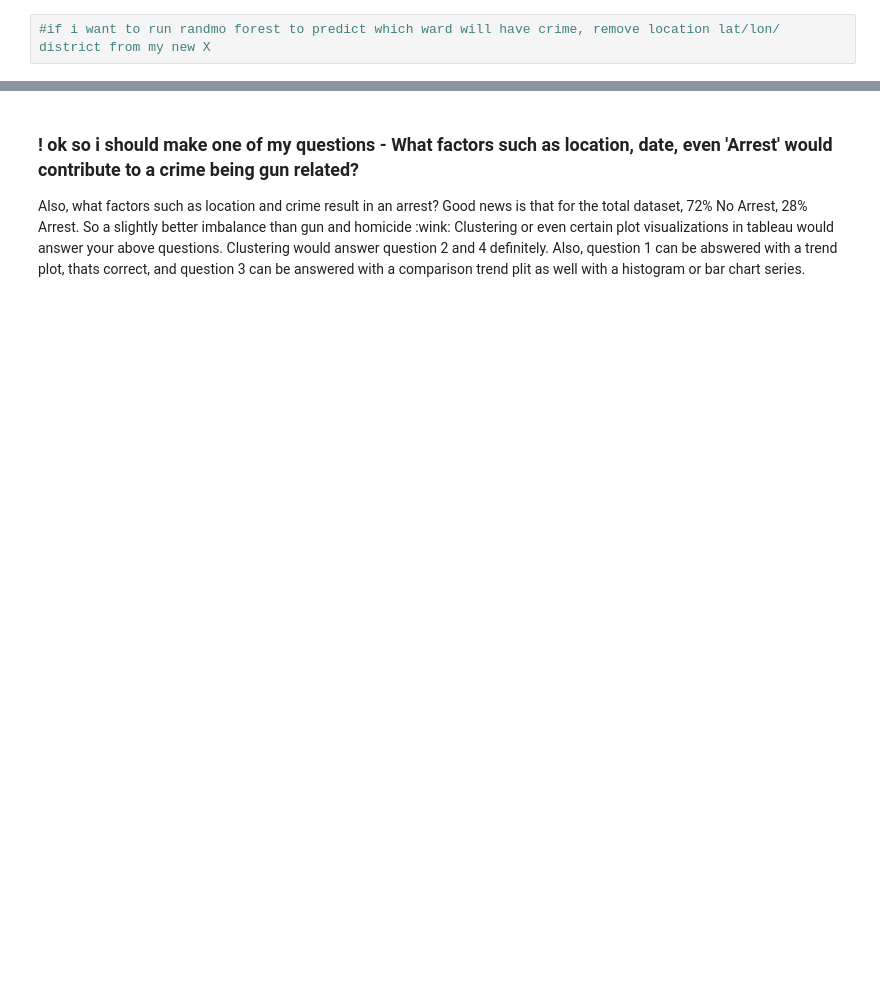
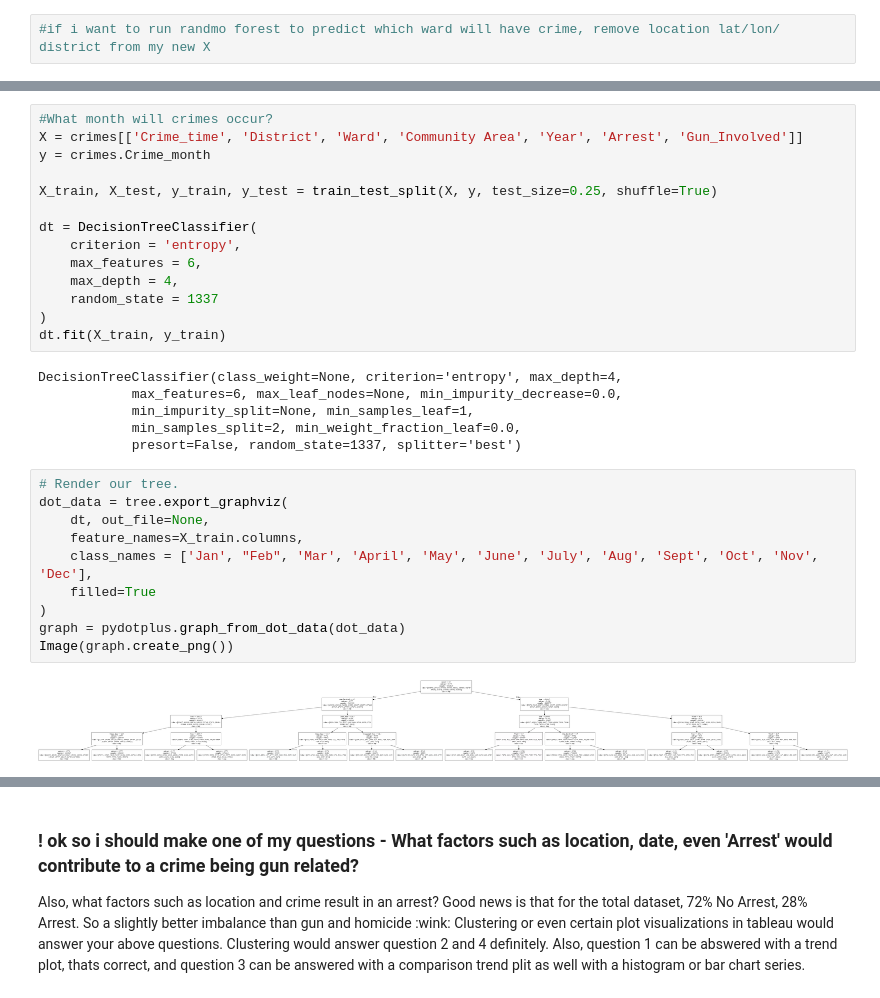
Before and after one commit to igopalan/Analyzing-Crimes-in-Chicago, a Jupyter notebook: Thinkful_Chicago_Crimes2001-2019.py.ipynb, the cells around one changed output, grey strips where cells are left out. Cells and saved outputs as stored; diff of their text form; blank space fills up the shorter version.

```diff
--- a/Thinkful_Chicago_Crimes2001-2019.py.ipynb
+++ b/Thinkful_Chicago_Crimes2001-2019.py.ipynb
@@ -574,0 +658,32 @@ Name: Arrest, dtype: float64
+# %%
+#What month will crimes occur?
+X = crimes[['Crime_time', 'District', 'Ward', 'Community Area', 'Year', 'Arrest', 'Gun_Involved']]
+y = crimes.Crime_month
+
+X_train, X_test, y_train, y_test = train_test_split(X, y, test_size=0.25, shuffle=True)
+
+dt = DecisionTreeClassifier(
+    criterion = 'entropy',
+    max_features = 6,
+    max_depth = 4,
+    random_state = 1337
+)
+dt.fit(X_train, y_train)
+# %% [output]
+DecisionTreeClassifier(class_weight=None, criterion='entropy', max_depth=4,
+            max_features=6, max_leaf_nodes=None, min_impurity_decrease=0.0,
+            min_impurity_split=None, min_samples_leaf=1,
+            min_samples_split=2, min_weight_fraction_leaf=0.0,
+            presort=False, random_state=1337, splitter='best')
+# %%
+# Render our tree.
+dot_data = tree.export_graphviz(
+    dt, out_file=None,
+    feature_names=X_train.columns,
+    class_names = ['Jan', "Feb", 'Mar', 'April', 'May', 'June', 'July', 'Aug', 'Sept', 'Oct', 'Nov', 'Dec'],
+    filled=True
+)
+graph = pydotplus.graph_from_dot_data(dot_data)
+Image(graph.create_png())
+# %% [output]
+[figure, added]
```
Also changed, not shown: parts of 45 cells of this notebook.
